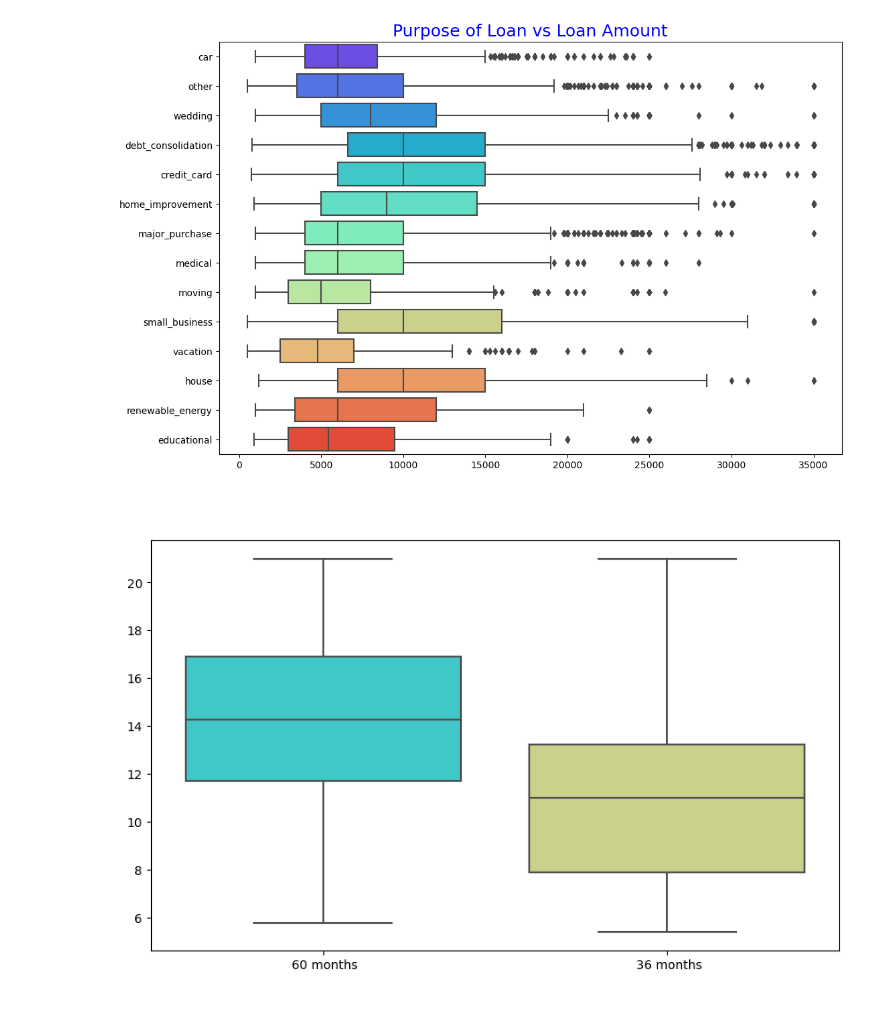
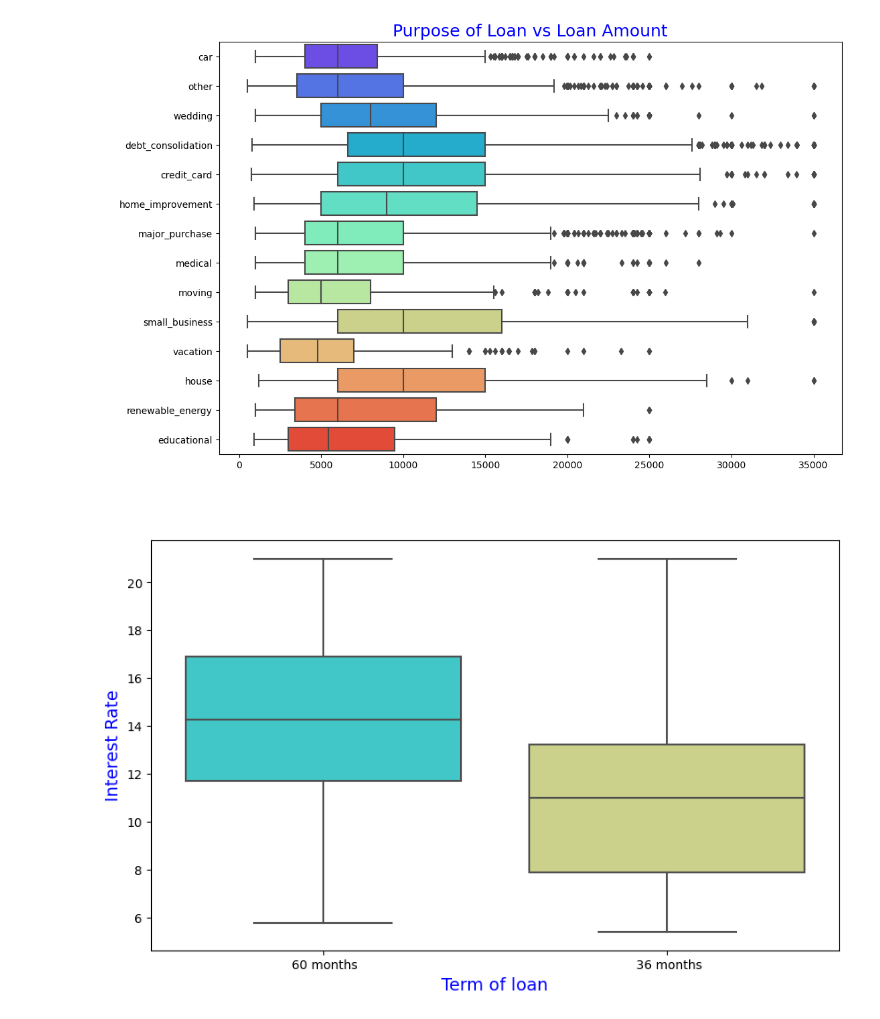
Before and after one commit to Varunmr88/Lending_Club_Case_Study, a Jupyter notebook: Case Study.ipynb, the cells around one changed output. Saved outputs shown, nothing was run; the diff lists cells and outputs as text; code cells hidden in the pictures.

```diff
--- a/Case Study.ipynb
+++ b/Case Study.ipynb
@@ -533,16 +518,16 @@ plt.show()
 # %%
 # Bivariate Analysis - Term of loan vs Interest Rate
 # Box Plot
 
 plt.figure(figsize=(10,6))
 ax = sns.boxplot(y='int_rate', x='term', data =data,palette='rainbow')
 ax.set_title('Term of loan vs Interest Rate',fontsize=15,color='w')
-ax.set_ylabel('Interest Rate',fontsize=14,color = 'w')
-ax.set_xlabel('Term of loan',fontsize=14,color = 'w')
+ax.set_ylabel('Interest Rate',fontsize=14,color = 'b')
+ax.set_xlabel('Term of loan',fontsize=14,color = 'b')
 plt.show()
 
 # Observations:
 # It is clear that avearge intrest rate is higher for 60 months loan term.
 # Most of the loans issued for longer term had higher intrest rates for repayement.
 # %% [output]
-[figure, old version]
+[figure, new version]
```
Also changed, not shown: parts of 30 cells of this notebook, 1 other file.
